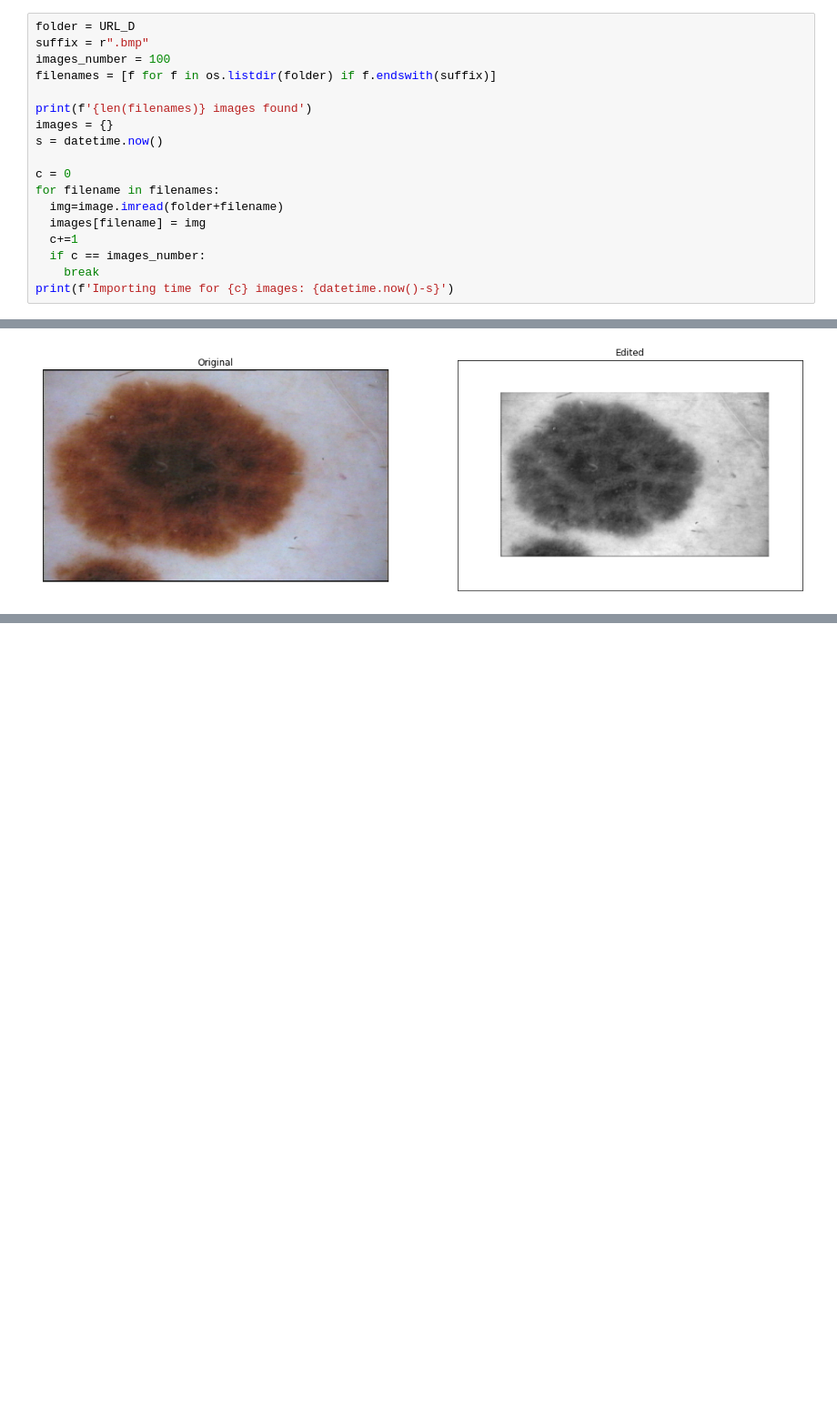
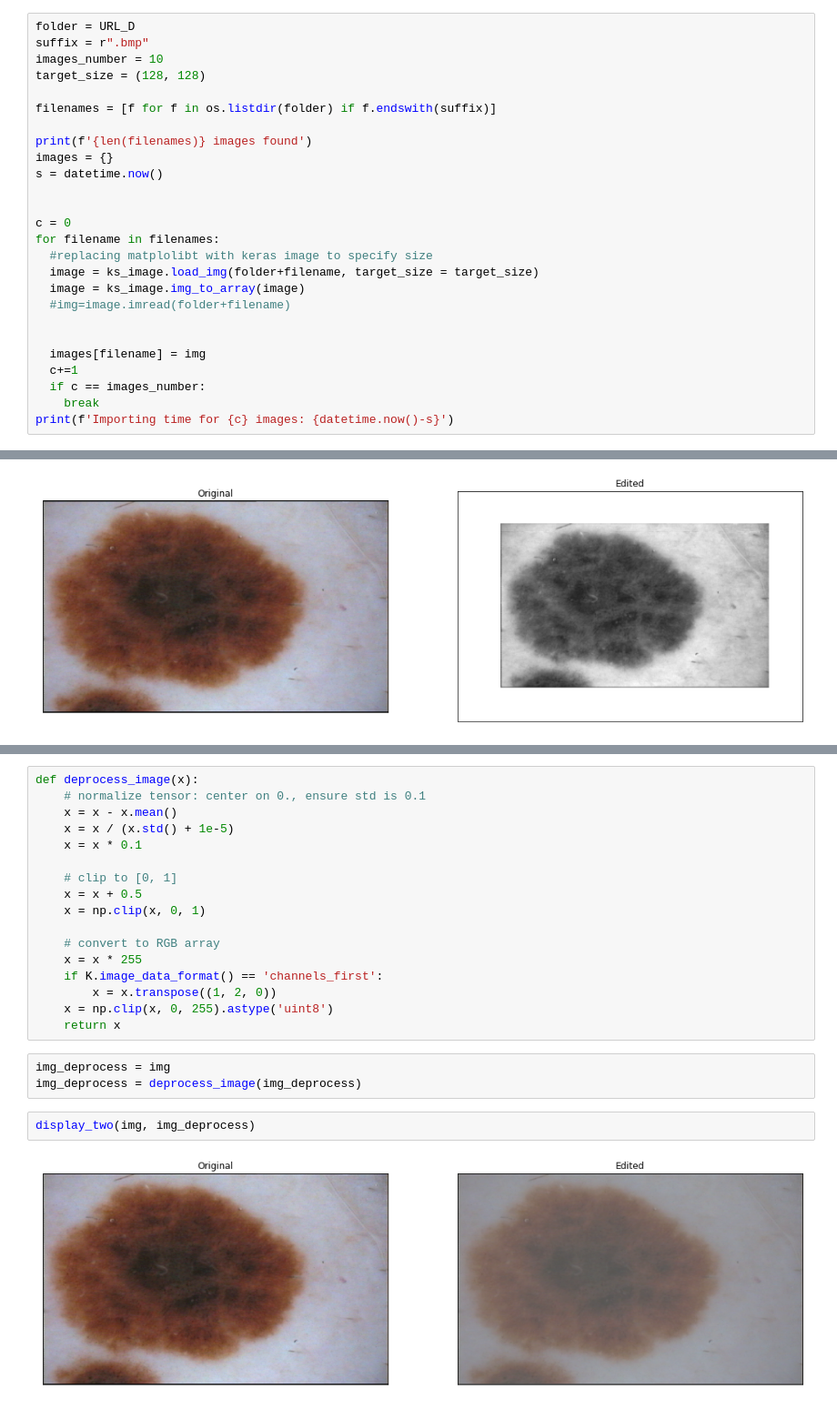
Before and after one commit to FrancescoMariottini/skin_moles_classifier, a Jupyter notebook: image_preprocessing.ipynb, the cells around one changed output, grey strips where cells are left out. Shown at 91% size. Saved outputs shown, nothing was run; the diff lists cells and outputs as text; blank space fills up the shorter version.

```diff
--- a/image_preprocessing.ipynb
+++ b/image_preprocessing.ipynb
@@ -68,16 +77,24 @@ def display_two(original_img, edited_img, title1 = "Original", title2 = "Edited"
 # %%
 folder = URL_D
 suffix = r".bmp"
-images_number = 100
+images_number = 10
+target_size = (128, 128)
+
 filenames = [f for f in os.listdir(folder) if f.endswith(suffix)]
 
 print(f'{len(filenames)} images found')
 images = {}
 s = datetime.now()
 
+
 c = 0
 for filename in filenames:
-  img=image.imread(folder+filename)
+  #replacing matplolibt with keras image to specify size
+  image = ks_image.load_img(folder+filename, target_size = target_size)
+  image = ks_image.img_to_array(image)
+  #img=image.imread(folder+filename)
+
+
   images[filename] = img
   c+=1
   if c == images_number:
@@ -160,0 +226,24 @@ display_two(img, img_out)
+# %%
+def deprocess_image(x):
+    # normalize tensor: center on 0., ensure std is 0.1
+    x = x - x.mean()
+    x = x / (x.std() + 1e-5)
+    x = x * 0.1
+
+    # clip to [0, 1]
+    x = x + 0.5
+    x = np.clip(x, 0, 1)
+
+    # convert to RGB array
+    x = x * 255
+    if K.image_data_format() == 'channels_first':
+        x = x.transpose((1, 2, 0))
+    x = np.clip(x, 0, 255).astype('uint8')
+    return x
+# %%
+img_deprocess = img
+img_deprocess = deprocess_image(img_deprocess)
+# %%
+display_two(img, img_deprocess)
+# %% [output]
+[figure, added]
```
Also changed, not shown: parts of 14 cells of this notebook.
